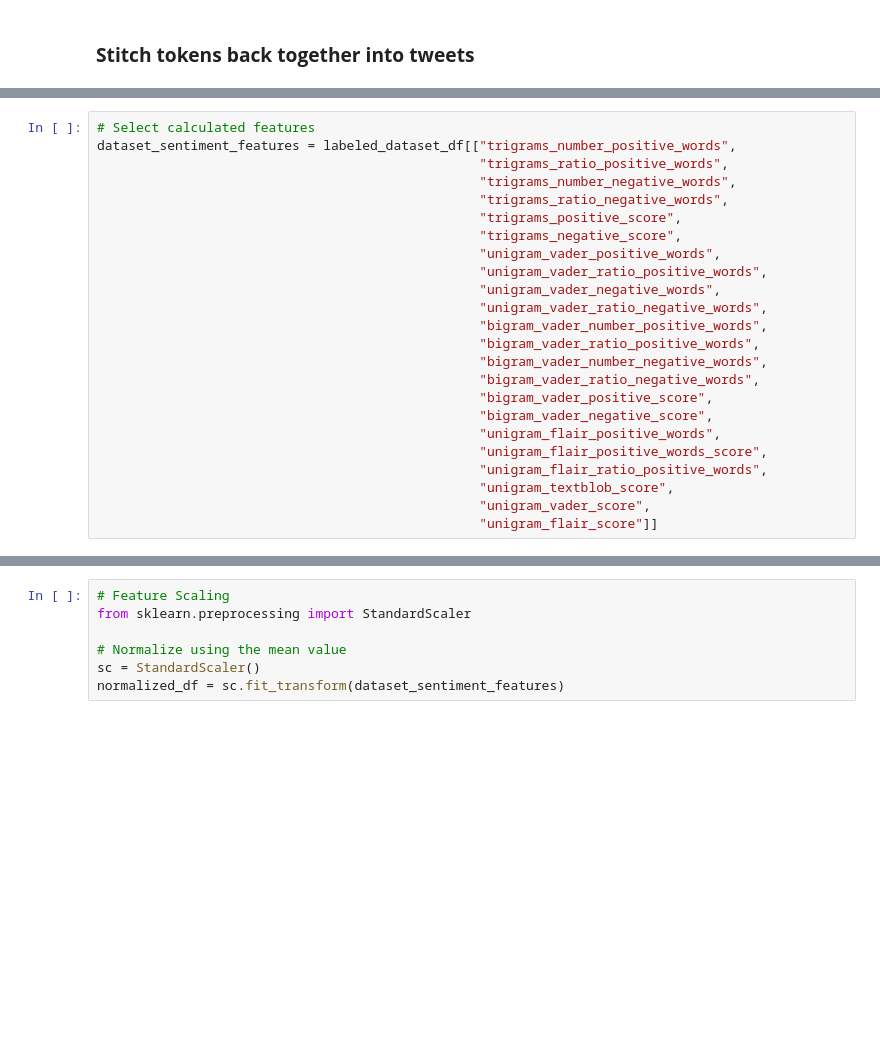
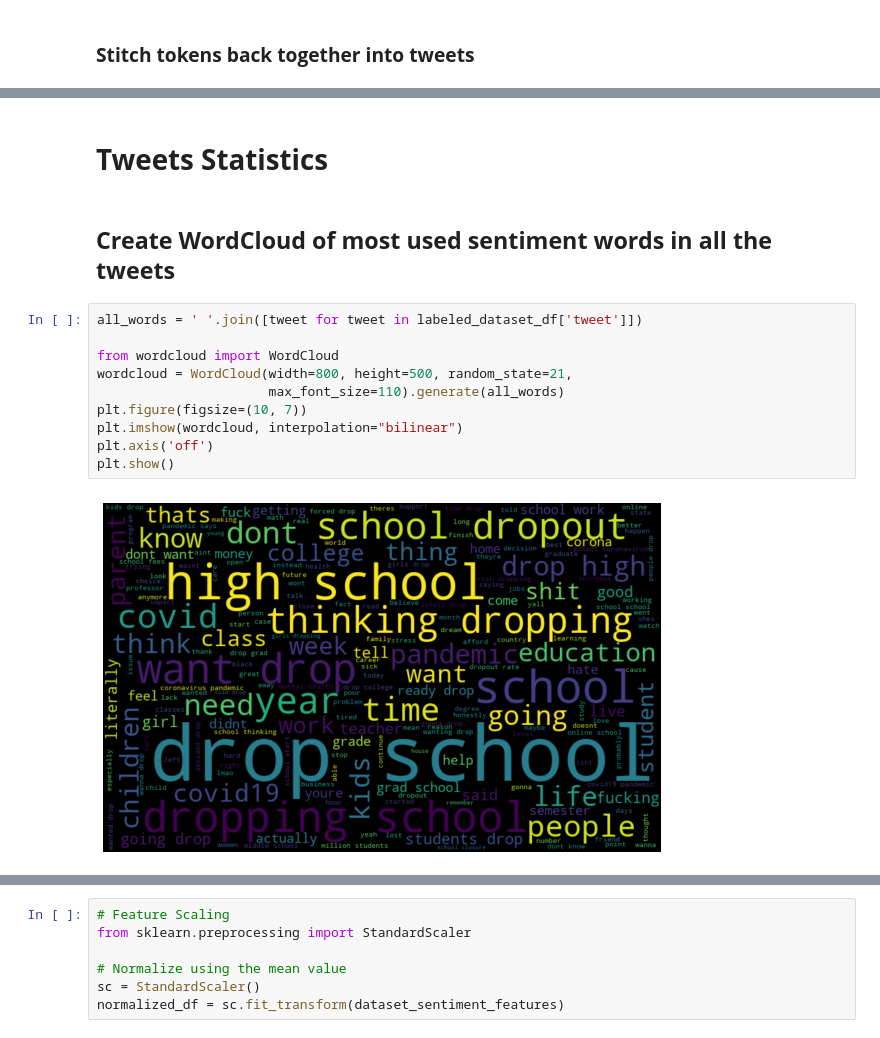
Before and after one commit to fmejias/CS534-ArtificialIntelligenceProject, a Jupyter notebook: AI_Project.ipynb, the cells around one changed output, grey strips where cells are left out. Cells and saved outputs as stored; diff of their text form; blank space fills up the shorter version.

```diff
--- a/AI_Project.ipynb
+++ b/AI_Project.ipynb
@@ -1450,24 +1591,16 @@ COMPLETE_LIST_OF_FEATURES = ["unigram_number_positive_words",
-# %%
-# Select calculated features
-dataset_sentiment_features = labeled_dataset_df[["trigrams_number_positive_words",
-                                                 "trigrams_ratio_positive_words",
-                                                 "trigrams_number_negative_words",
-                                                 "trigrams_ratio_negative_words",
-                                                 "trigrams_positive_score",
-                                                 "trigrams_negative_score",
-                                                 "unigram_vader_positive_words",
-                                                 "unigram_vader_ratio_positive_words",
-                                                 "unigram_vader_negative_words",
-                                                 "unigram_vader_ratio_negative_words",
-                                                 "bigram_vader_number_positive_words",
-                                                 "bigram_vader_ratio_positive_words",
-                                                 "bigram_vader_number_negative_words",
-                                                 "bigram_vader_ratio_negative_words",
-                                                 "bigram_vader_positive_score",
-                                                 "bigram_vader_negative_score",
-                                                 "unigram_flair_positive_words",
-                                                 "unigram_flair_positive_words_score",
-                                                 "unigram_flair_ratio_positive_words",
-                                                 "unigram_textblob_score",
-                                                 "unigram_vader_score",
-                                                 "unigram_flair_score"]]
+# %% [markdown]
+# **Tweets Statistics**
+# %% [markdown]
+## **Create WordCloud of most used sentiment words in all the tweets**
+# %%
+all_words = ' '.join([tweet for tweet in labeled_dataset_df['tweet']])
+
+from wordcloud import WordCloud
+wordcloud = WordCloud(width=800, height=500, random_state=21,
+                      max_font_size=110).generate(all_words)
+plt.figure(figsize=(10, 7))
+plt.imshow(wordcloud, interpolation="bilinear")
+plt.axis('off')
+plt.show()
+# %% [output]
+[figure, added]
```
Also changed, not shown: parts of 387 cells of this notebook.
